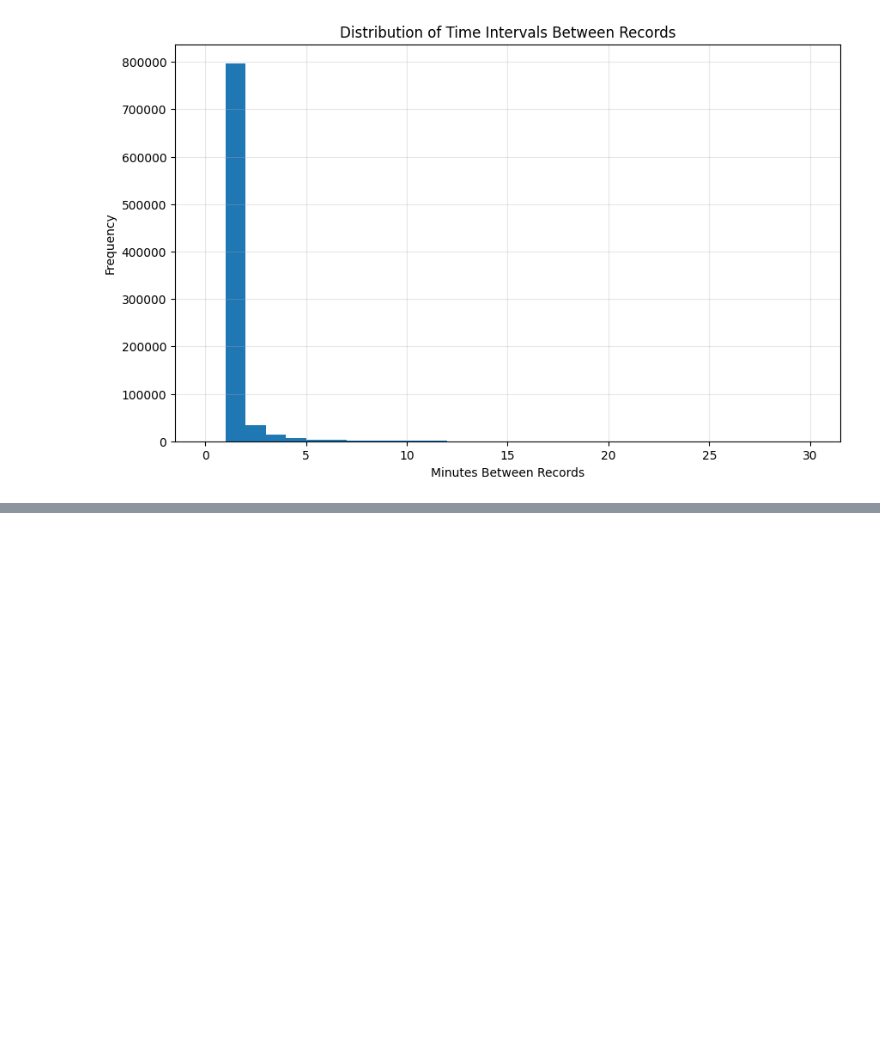
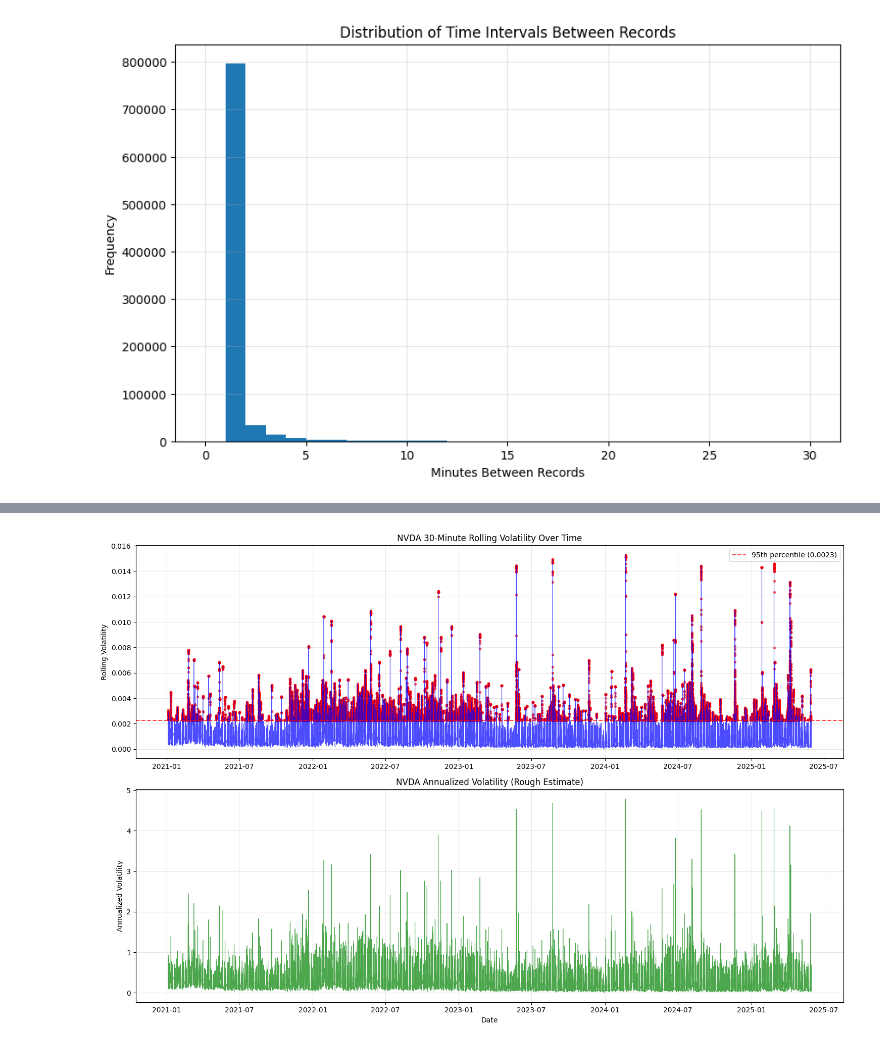
Before and after one commit to noelotpyrc/trading_eda, a Jupyter notebook: load_nvda_ohlc.ipynb, the cells around one changed output, grey strips where cells are left out. Drawn from its saved outputs; the diff is of its cells as text; code cells hidden in the pictures; blank space fills up the shorter version.

```diff
--- a/load_nvda_ohlc.ipynb
+++ b/load_nvda_ohlc.ipynb
@@ -422,0 +698,71 @@ Minute intervals between records:
+# %%
+
+# Volatility Clustering Analysis
+import matplotlib.pyplot as plt
+import numpy as np
+
+# Calculate rolling volatility (30-minute windows)
+window_size = 30
+returns_series = returns_with_time.set_index('datetime')['returns']
+
+# Rolling standard deviation (volatility)
+rolling_vol = returns_series.rolling(window=window_size, min_periods=1).std()
+
+# Annualized volatility (rough approximation: 252 trading days * 6.5 hours * 60 minutes)
+annual_factor = np.sqrt(252 * 6.5 * 60)
+rolling_vol_annual = rolling_vol * annual_factor
+
+print("=== VOLATILITY CLUSTERING ANALYSIS ===")
+print(f"Rolling window: {window_size} minutes")
+print(f"Mean rolling volatility: {rolling_vol.mean():.6f} ({rolling_vol.mean()*100:.4f}%)")
+print(f"Std of rolling volatility: {rolling_vol.std():.6f}")
+print(f"Min rolling volatility: {rolling_vol.min():.6f} ({rolling_vol.min()*100:.4f}%)")
+print(f"Max rolling volatility: {rolling_vol.max():.6f} ({rolling_vol.max()*100:.4f}%)")
+
+# Identify high volatility periods (top 5%)
+high_vol_threshold = rolling_vol.quantile(0.95)
+high_vol_periods = rolling_vol[rolling_vol > high_vol_threshold]
+print(f"\nHigh volatility periods (>95th percentile): {len(high_vol_periods)} ({len(high_vol_periods)/len(rolling_vol)*100:.2f}%)")
+print(f"High volatility threshold: {high_vol_threshold:.6f} ({high_vol_threshold*100:.4f}%)")
+
+# Plot rolling volatility over time
+plt.figure(figsize=(15, 10))
+
+# Main volatility plot
+plt.subplot(2, 1, 1)
+plt.plot(rolling_vol.index, rolling_vol, linewidth=0.8, color='blue', alpha=0.7)
+plt.axhline(y=high_vol_threshold, color='red', linestyle='--', alpha=0.7,
+           label=f'95th percentile ({high_vol_threshold:.4f})')
+plt.scatter(high_vol_periods.index, high_vol_periods, color='red', s=8, alpha=0.6)
+plt.title('NVDA 30-Minute Rolling Volatility Over Time')
+plt.ylabel('Rolling Volatility')
+plt.legend()
+plt.grid(True, alpha=0.3)
+
+# Annualized volatility plot
+plt.subplot(2, 1, 2)
+plt.plot(rolling_vol_annual.index, rolling_vol_annual, linewidth=0.8, color='green', alpha=0.7)
+plt.title('NVDA Annualized Volatility (Rough Estimate)')
+plt.xlabel('Date')
+plt.ylabel('Annualized Volatility')
+plt.grid(True, alpha=0.3)
+
+plt.tight_layout()
+plt.show()
+
+# Volatility persistence analysis
+print("\n=== VOLATILITY PERSISTENCE ===")
+# Autocorrelation of squared returns (volatility clustering test)
+squared_returns = returns_series ** 2
+autocorr_lags = [1, 5, 10, 30, 60]  # 1min, 5min, 10min, 30min, 1hour
+
+for lag in autocorr_lags:
+    autocorr = squared_returns.autocorr(lag=lag)
+    print(f"Autocorr of squared returns at lag {lag}: {autocorr:.4f}")
+
+# Show top 10 highest volatility periods
+print(f"\nTop 10 highest volatility periods:")
+top_vol_periods = rolling_vol.nlargest(10)
+for datetime, vol in top_vol_periods.items():
+    print(f"{datetime}: {vol:.6f} ({vol*100:.4f}%)")
+# %% [output]
@@ -422,0 +778 @@ Minute intervals between records:
+[figure, added]
```
Also changed, not shown: parts of 10 cells of this notebook.
